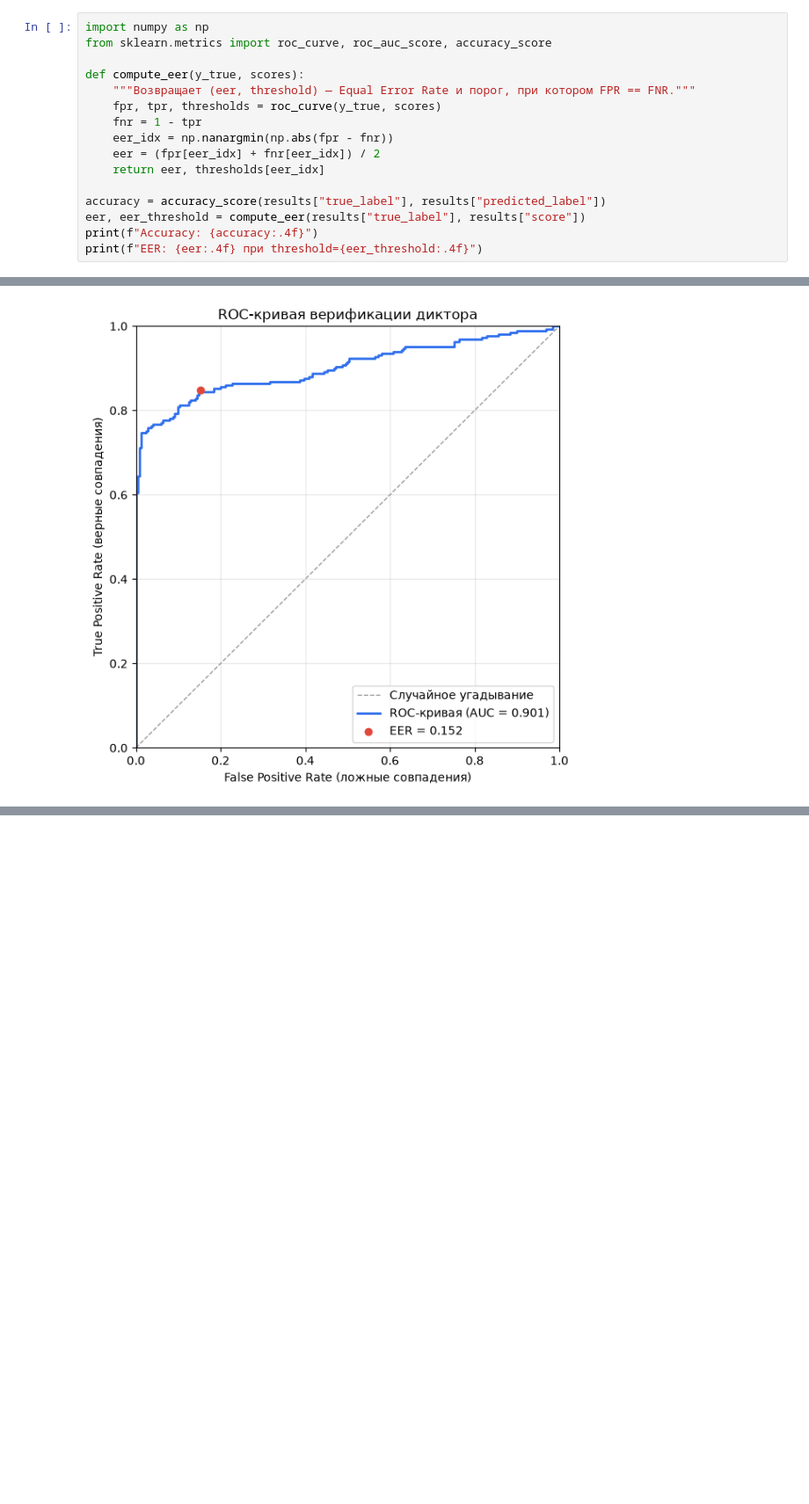
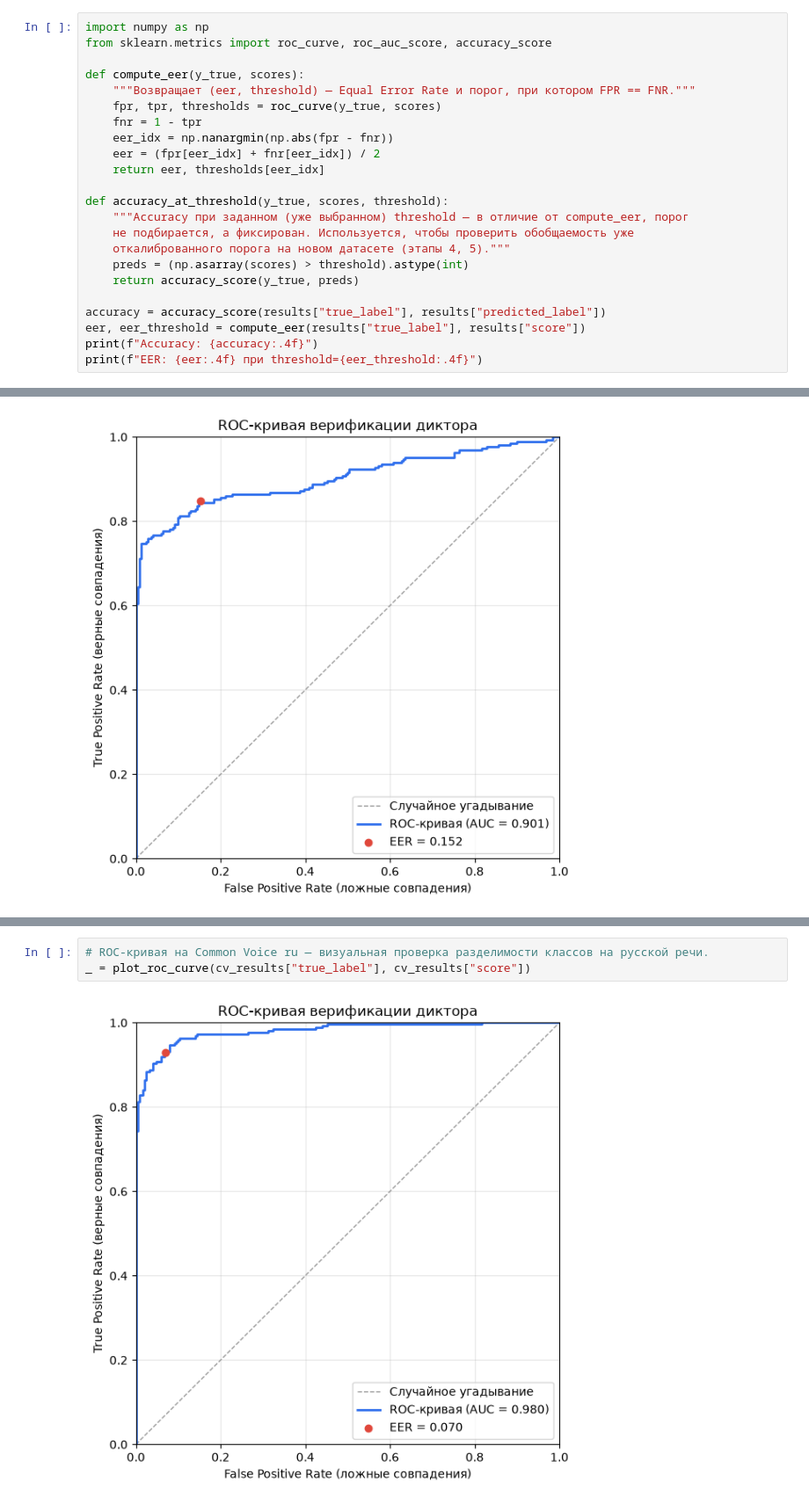
Before and after one commit to Artyom112/mia_task, a Jupyter notebook: validation.ipynb, the cells around one changed output, grey strips where cells are left out. Shown at 88% size. Cells and saved outputs as stored; diff of their text form; blank space fills up the shorter version.

```diff
--- a/validation.ipynb
+++ b/validation.ipynb
@@ -110,6 +110,13 @@ def compute_eer(y_true, scores):
     eer = (fpr[eer_idx] + fnr[eer_idx]) / 2
     return eer, thresholds[eer_idx]
 
+def accuracy_at_threshold(y_true, scores, threshold):
+    """Accuracy при заданном (уже выбранном) threshold — в отличие от compute_eer, порог
+    не подбирается, а фиксирован. Используется, чтобы проверить обобщаемость уже
+    откалиброванного порога на новом датасете (этапы 4, 5)."""
+    preds = (np.asarray(scores) > threshold).astype(int)
+    return accuracy_score(y_true, preds)
+
 accuracy = accuracy_score(results["true_label"], results["predicted_label"])
 eer, eer_threshold = compute_eer(results["true_label"], results["score"])
 print(f"Accuracy: {accuracy:.4f}")
@@ -728,0 +899,5 @@ _ = plot_roc_curve(cnceleb_results["true_label"], cnceleb_results["score"])
+# %%
+# ROC-кривая на Common Voice ru — визуальная проверка разделимости классов на русской речи.
+_ = plot_roc_curve(cv_results["true_label"], cv_results["score"])
+# %% [output]
+[figure, added]
```
Also changed, not shown: parts of 4 cells of this notebook, 4 other files.
